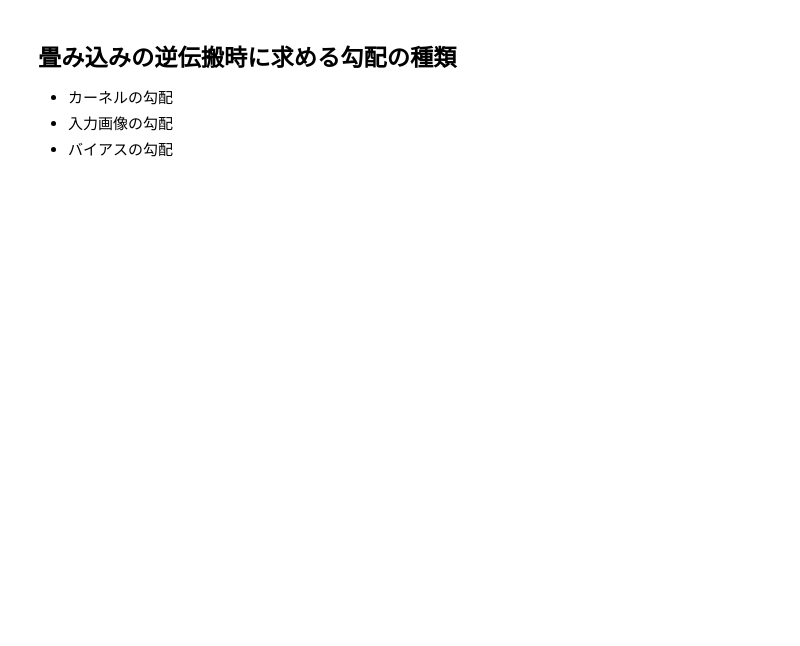
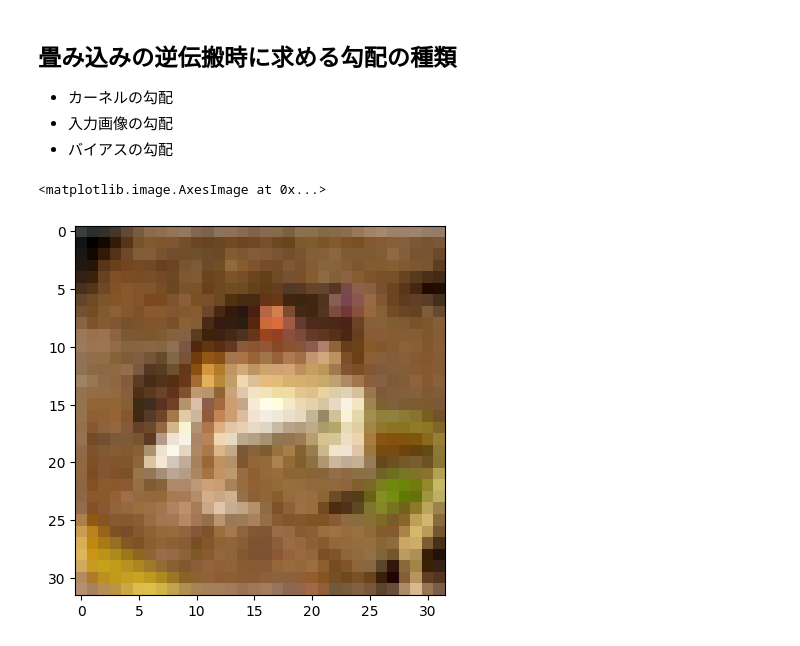
Before and after one commit to Shiraishi-Shodai/CNN_Visualization, a Jupyter notebook: 畳み込みの実装.ipynb, the cells around one changed output. Drawn from its saved outputs; the diff is of its cells as text; code cells hidden in the pictures; blank space fills up the shorter version.

```diff
--- a/畳み込みの実装.ipynb
+++ b/畳み込みの実装.ipynb
@@ -129,3 +148,15 @@ print(f"畳み込み結果 : \n {conv_image}")
 - カーネルの勾配
 - 入力画像の勾配
 - バイアスの勾配
+# %%
+dataloader_train = torch.utils.data.DataLoader(
+    datasets.CIFAR10("./data/cifar10", train=True, download=True, transform=transforms.ToTensor()),
+    batch_size=1,
+    shuffle=False
+)
+# %%
+cifar_imsample,  cifar_labelsample = next(iter(dataloader_train))
+plt.imshow(cifar_imsample.squeeze(dim=0).permute(1, 2, 0).detach().numpy())
+# %% [output]
+<matplotlib.image.AxesImage at 0x...>
+[figure, added]
```
Also changed, not shown: parts of 5 cells of this notebook.
